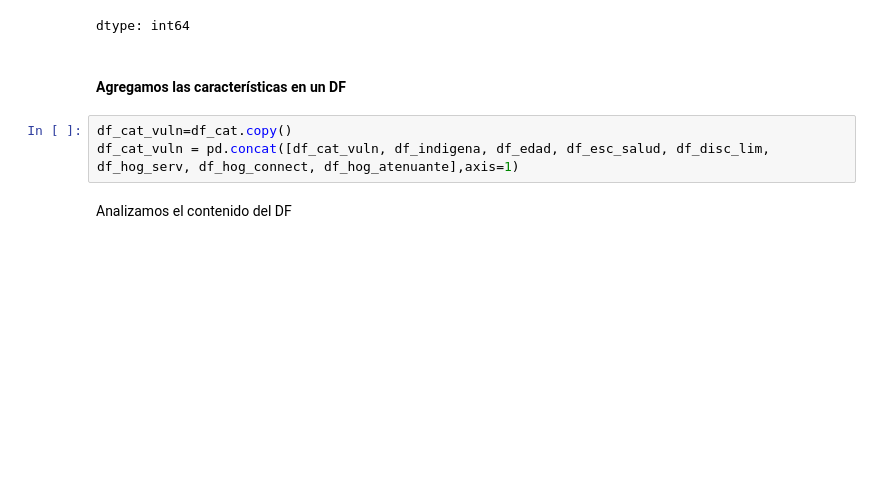
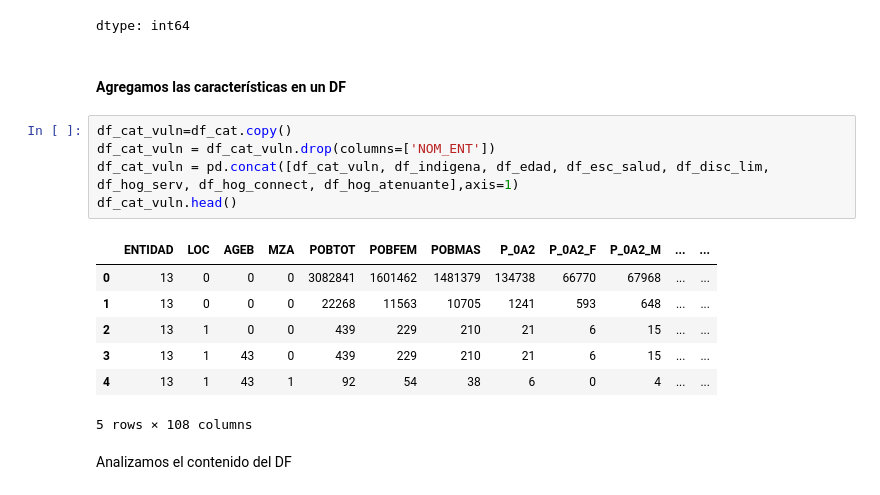
Before and after one commit to LH-1169213/IslasDeCalor, a Jupyter notebook: EDA_SCITEL_INEGI_Avance_2.ipynb, the cells around one changed output. Saved outputs shown, nothing was run; the diff lists cells and outputs as text; blank space fills up the shorter version.

```diff
--- a/EDA_SCITEL_INEGI_Avance_2.ipynb
+++ b/EDA_SCITEL_INEGI_Avance_2.ipynb
@@ -1256,7 +1256,17 @@ dtype: int64
 #### Agregamos las características en un DF
 # %%
 df_cat_vuln=df_cat.copy()
+df_cat_vuln = df_cat_vuln.drop(columns=['NOM_ENT'])
 df_cat_vuln = pd.concat([df_cat_vuln, df_indigena, df_edad, df_esc_salud, df_disc_lim, df_hog_serv, df_hog_connect, df_hog_atenuante],axis=1)
+df_cat_vuln.head()
+# %% [output]
+|  | ENTIDAD | LOC | AGEB | MZA | POBTOT | POBFEM | POBMAS | P_0A2 | P_0A2_F | P_0A2_M | ... | ... |
+| 0 | 13 | 0 | 0 | 0 | 3082841 | 1601462 | 1481379 | 134738 | 66770 | 67968 | ... | ... |
+| 1 | 13 | 0 | 0 | 0 | 22268 | 11563 | 10705 | 1241 | 593 | 648 | ... | ... |
+| 2 | 13 | 1 | 0 | 0 | 439 | 229 | 210 | 21 | 6 | 15 | ... | ... |
+| 3 | 13 | 1 | 43 | 0 | 439 | 229 | 210 | 21 | 6 | 15 | ... | ... |
+| 4 | 13 | 1 | 43 | 1 | 92 | 54 | 38 | 6 | 0 | 4 | ... | ... |
+5 rows × 108 columns
 # %% [markdown]
 Analizamos el contenido del DF
 # %%
```
Also changed, not shown: parts of 2 cells of this notebook.
